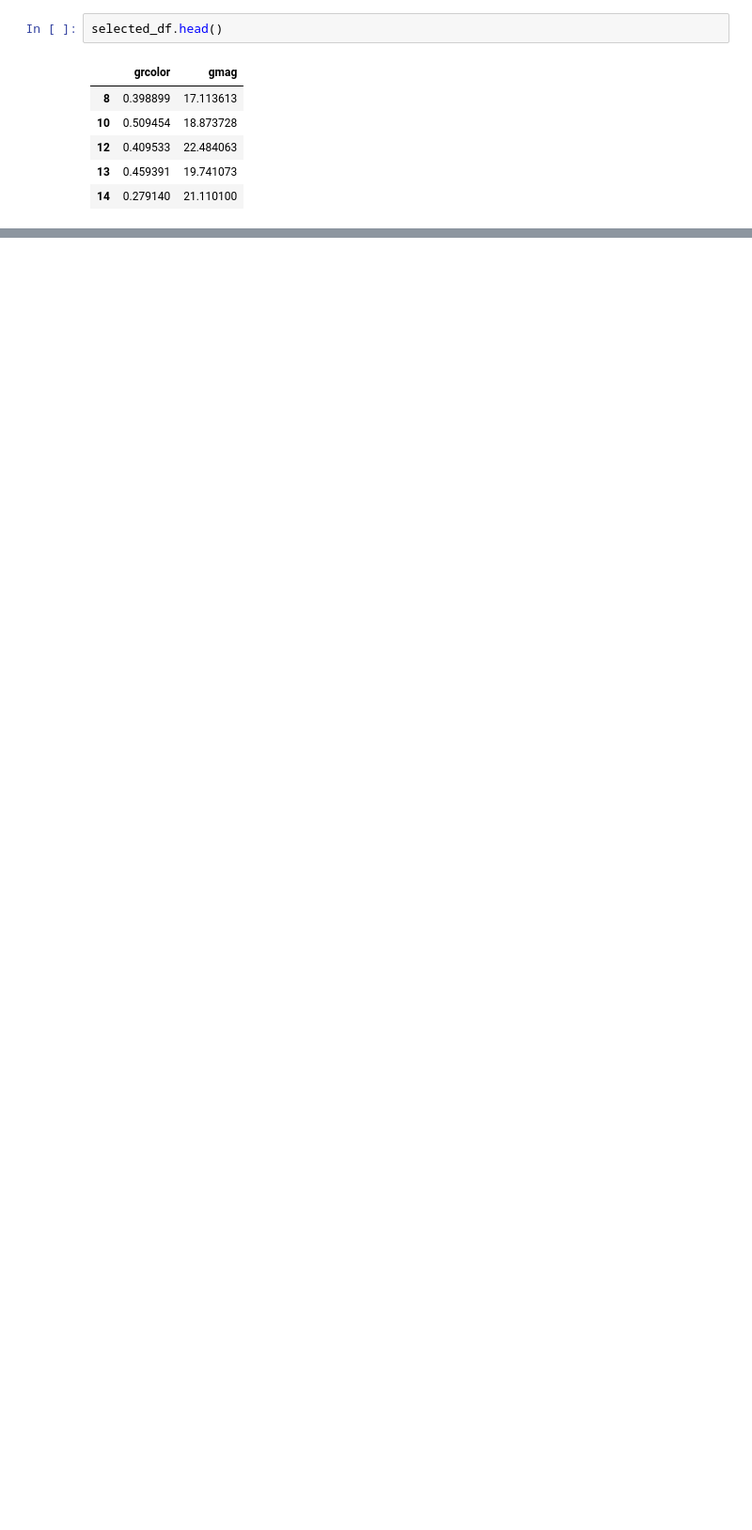
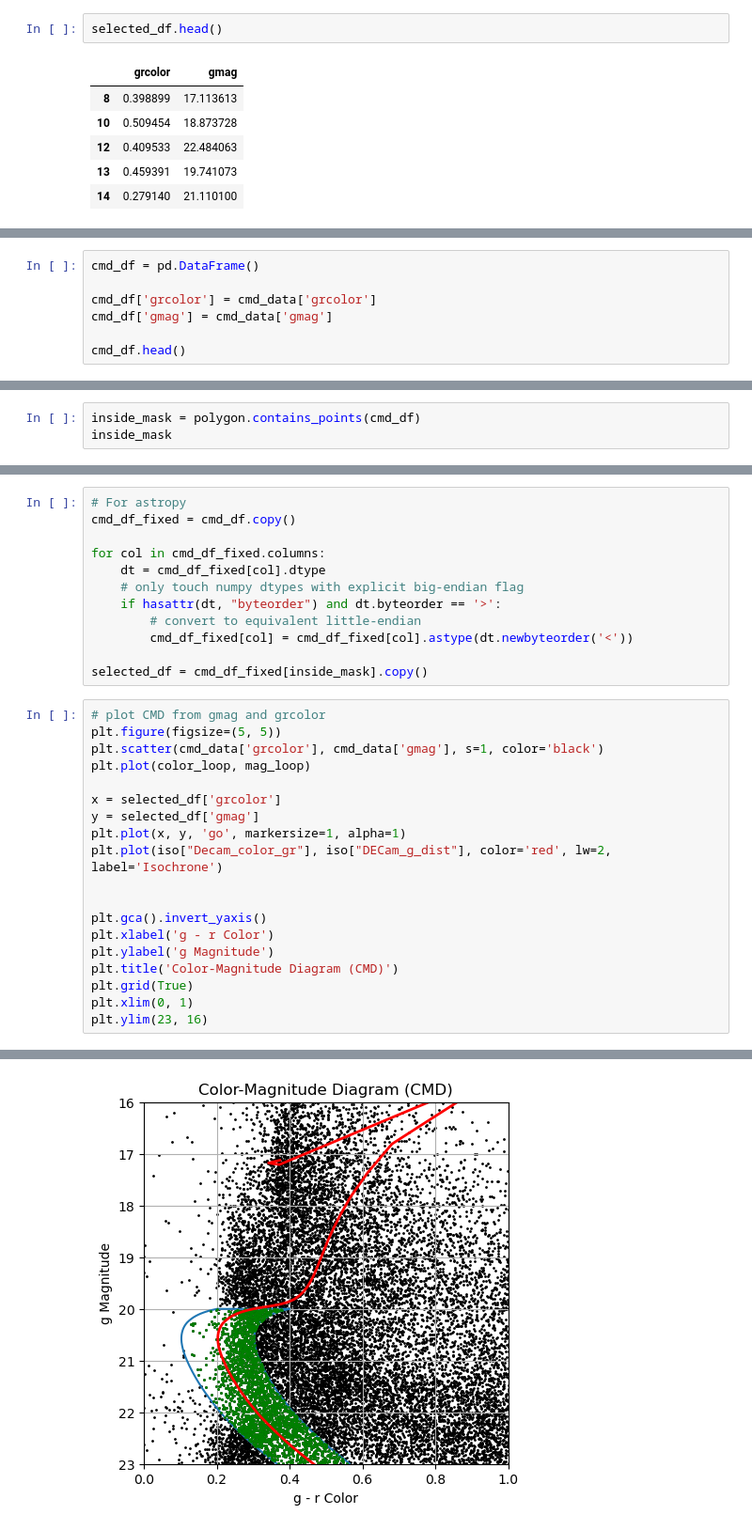
Before and after one commit to segasai/minimint, a Jupyter notebook: examples/cmd_selection.ipynb, the cells around one changed output, grey strips where cells are left out. Shown at 94% size. Drawn from its saved outputs; the diff is of its cells as text; blank space fills up the shorter version.

Commit message:
Feat: Add select MS only

```diff
--- a/examples/cmd_selection.ipynb
+++ b/examples/cmd_selection.ipynb
@@ -232,0 +332,7 @@ selected_df.head()
+# %%
+cmd_df = pd.DataFrame()
+
+cmd_df['grcolor'] = cmd_data['grcolor']
+cmd_df['gmag'] = cmd_data['gmag']
+
+cmd_df.head()
@@ -232,0 +346,3 @@ selected_df.head()
+# %%
+inside_mask = polygon.contains_points(cmd_df)
+inside_mask
@@ -232,0 +351,32 @@ selected_df.head()
+# %%
+# For astropy
+cmd_df_fixed = cmd_df.copy()
+
+for col in cmd_df_fixed.columns:
+    dt = cmd_df_fixed[col].dtype
+    # only touch numpy dtypes with explicit big-endian flag
+    if hasattr(dt, "byteorder") and dt.byteorder == '>':
+        # convert to equivalent little-endian
+        cmd_df_fixed[col] = cmd_df_fixed[col].astype(dt.newbyteorder('<'))
+
+selected_df = cmd_df_fixed[inside_mask].copy()
+# %%
+# plot CMD from gmag and grcolor
+plt.figure(figsize=(5, 5))
+plt.scatter(cmd_data['grcolor'], cmd_data['gmag'], s=1, color='black')
+plt.plot(color_loop, mag_loop)
+
+x = selected_df['grcolor']
+y = selected_df['gmag']
+plt.plot(x, y, 'go', markersize=1, alpha=1)
+plt.plot(iso["Decam_color_gr"], iso["DECam_g_dist"], color='red', lw=2, label='Isochrone')
+
+
+plt.gca().invert_yaxis()
+plt.xlabel('g - r Color')
+plt.ylabel('g Magnitude')
+plt.title('Color-Magnitude Diagram (CMD)')
+plt.grid(True)
+plt.xlim(0, 1)
+plt.ylim(23, 16)
+# %% [output]
@@ -232,0 +384 @@ selected_df.head()
+[figure, added]
```
Also changed, not shown: parts of 14 cells of this notebook.
